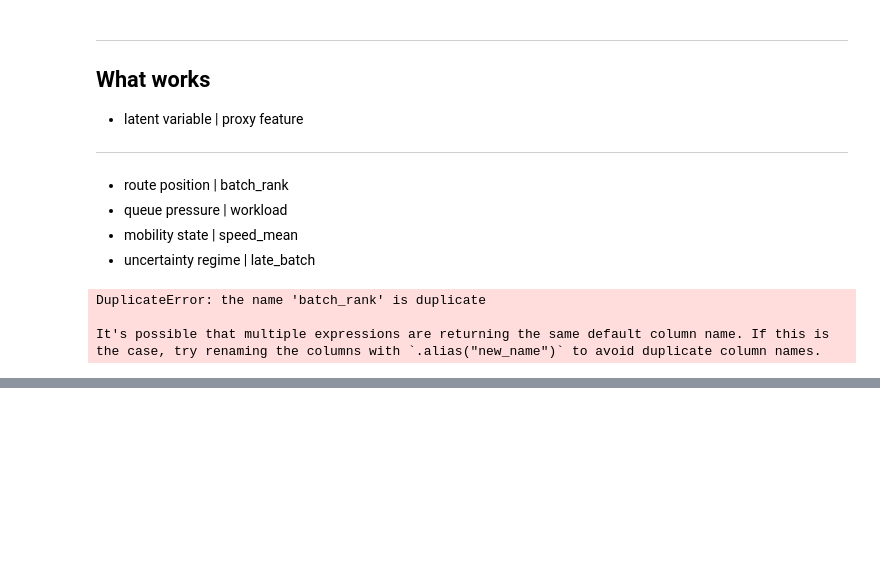
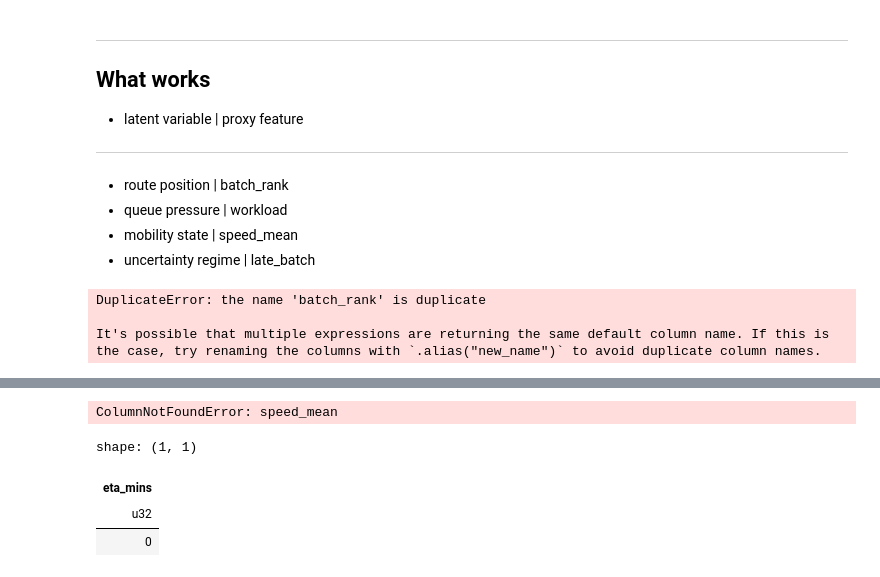
Before and after one commit to aymuos/starship, a Jupyter notebook: fundamental_EDA/actuallyWorking/feature_creator.ipynb, the cells around one changed output, grey strips where cells are left out. Drawn from its saved outputs; the diff is of its cells as text; code cells hidden in the pictures; blank space fills up the shorter version.

```diff
--- a/fundamental_EDA/actuallyWorking/feature_creator.ipynb
+++ b/fundamental_EDA/actuallyWorking/feature_creator.ipynb
@@ -1183,0 +1208,21 @@ It's possible that multiple expressions are returning the same default column na
+# %%
+final_df = final_df.join(
+    workload.select([
+        "order_id",
+        "active_orders_at_receipt_time"
+    ]),
+    on="order_id",
+    how="left"
+)
+# %%
+# batch features
+
+final_df = final_df.join(
+    delivery.select([
+        "order_id",
+        "batch_rank",
+        "batch_size"
+    ]),
+    on="order_id",
+    how="left"
+)
@@ -1183,0 +1268,18 @@ It's possible that multiple expressions are returning the same default column na
+# %%
+# handling trajectory nulls
+
+final_df = final_df.with_columns([
+    pl.col("speed_mean").fill_null(0),
+    pl.col("distance_travelled").fill_null(0),
+    pl.col("gps_points").fill_null(0),
+    pl.col("gps_gap_min").fill_null(999)
+])
+# %% [output]
+ColumnNotFoundError: speed_mean
+# %%
+# temporal context
+
+final_df = final_df.with_columns([
+    pl.col("receipt_time").dt.hour().alias("hour"),
+    pl.col("receipt_time").dt.weekday().alias("weekday")
+])
@@ -1183,0 +1291,7 @@ It's possible that multiple expressions are returning the same default column na
+# %%
+final_df.select(pl.col("eta_mins").null_count())
+# %% [output]
+shape: (1, 1)
+| eta_mins |
+| u32 |
+| 0 |
```
Also changed, not shown: parts of 13 cells of this notebook.
